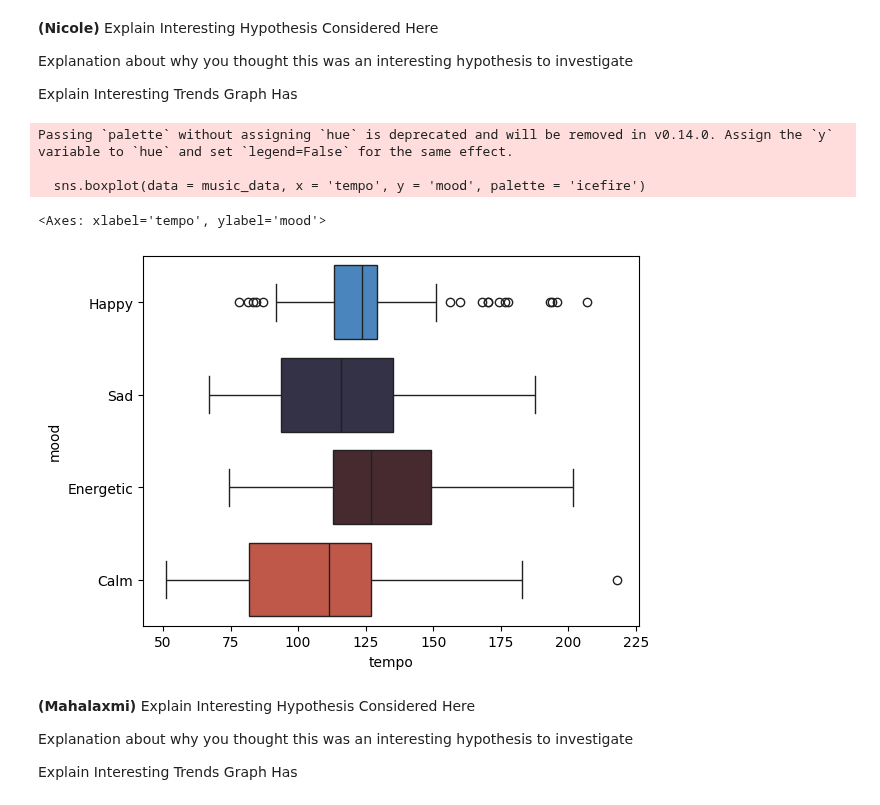
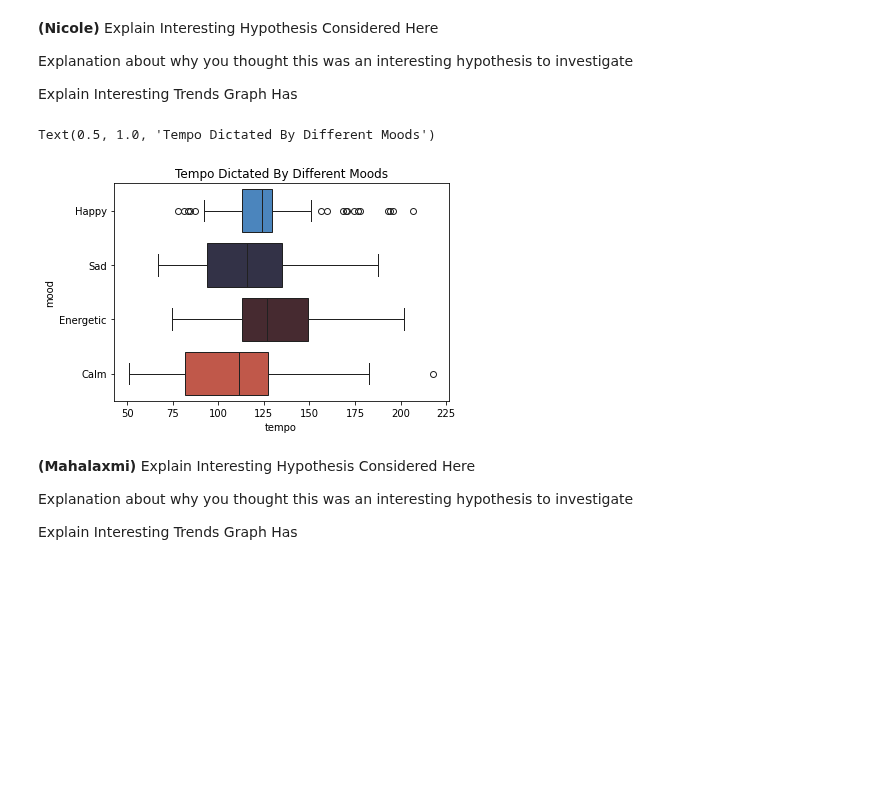
Before and after one commit to MahalaxmiK/class-project-next-level-analytics, a Jupyter notebook: prog-report.ipynb, the cells around one changed output. Cells and saved outputs as stored; diff of their text form; code cells hidden in the pictures; blank space fills up the shorter version.

Commit message:
boxplot graph update

```diff
--- a/prog-report.ipynb
+++ b/prog-report.ipynb
@@ -140,15 +140,11 @@ Explain Interesting Trends Graph Has
 # %%
 # visualization 2
 # boxplot for comparison between tempo of the music and moods
-# set palette doesnt work unless you do it within the boxplot function - nicole
-sns.set_palette('icefire')
-sns.boxplot(data = music_data, x = 'tempo', y = 'mood')
+sns.boxplot(data = music_data, x = 'tempo', y = 'mood', hue = 'mood', palette = 'icefire')
+plt.title("Tempo Dictated By Different Moods")
 # %% [output]
-Passing `palette` without assigning `hue` is deprecated and will be removed in v0.14.0. Assign the `y` variable to `hue` and set `legend=False` for the same effect.
-
-  sns.boxplot(data = music_data, x = 'tempo', y = 'mood', palette = 'icefire')
+Text(0.5, 1.0, 'Tempo Dictated By Different Moods')
-<Axes: xlabel='tempo', ylabel='mood'>
-[figure, old version]
+[figure, new version]
 # %% [markdown]
 **(Mahalaxmi)**
 Explain Interesting Hypothesis Considered Here
```
Also changed, not shown: parts of 2 cells of this notebook.
